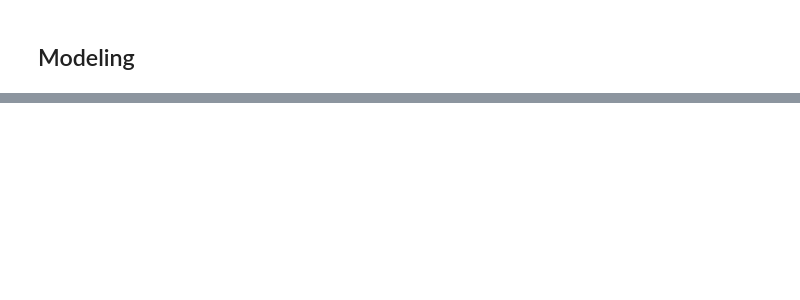
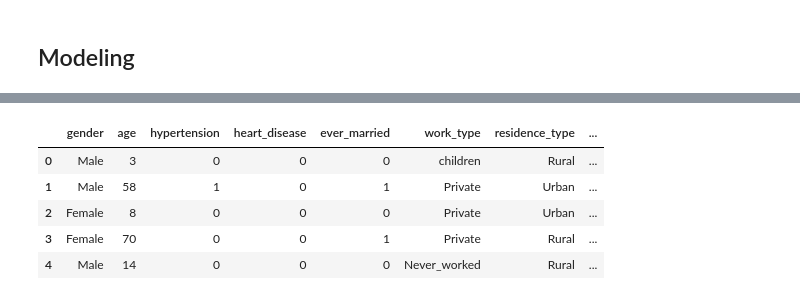
Before and after one commit to jakeryu37/Stroke-Prediction-ML-Model, a Jupyter notebook: Stroke_Prediction_Model.ipynb, the cells around one changed output, grey strips where cells are left out. Cells and saved outputs as stored; diff of their text form; code cells hidden in the pictures; blank space fills up the shorter version.

```diff
--- a/Stroke_Prediction_Model.ipynb
+++ b/Stroke_Prediction_Model.ipynb
@@ -241,3 +256,12 @@ df[categorical_cols] = encoder.fit_transform(df[categorical_cols])
 
 # age 특성을 int로 변경
 df['age'] = df['age'].astype('int')
+# %%
+df.head()
+# %% [output]
+|  | gender | age | hypertension | heart_disease | ever_married | work_type | residence_type | ... |
+| 0 | Male | 3 | 0 | 0 | 0 | children | Rural | ... |
+| 1 | Male | 58 | 1 | 0 | 1 | Private | Urban | ... |
+| 2 | Female | 8 | 0 | 0 | 0 | Private | Urban | ... |
+| 3 | Female | 70 | 0 | 0 | 1 | Private | Rural | ... |
+| 4 | Male | 14 | 0 | 0 | 0 | Never_worked | Rural | ... |
```
Also changed, not shown: parts of 3 cells of this notebook.
